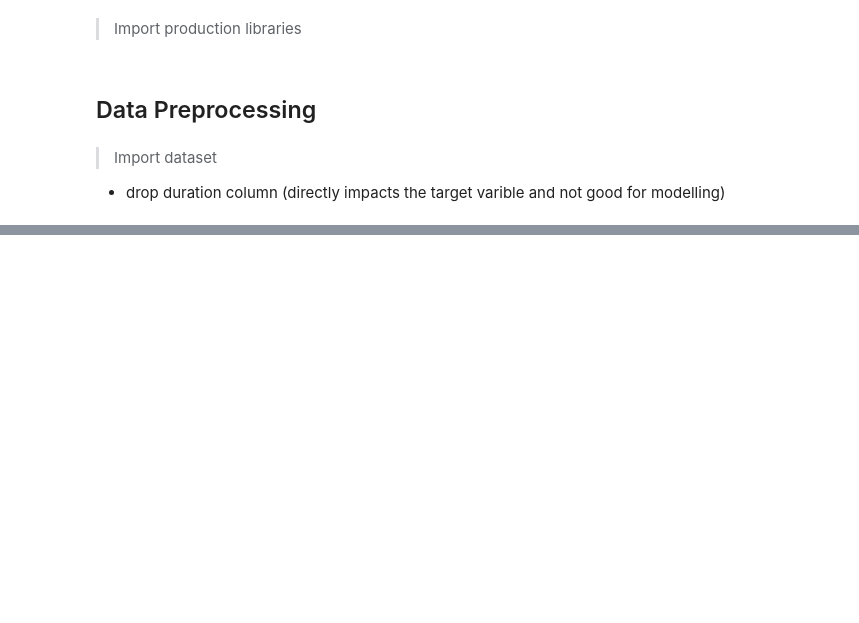
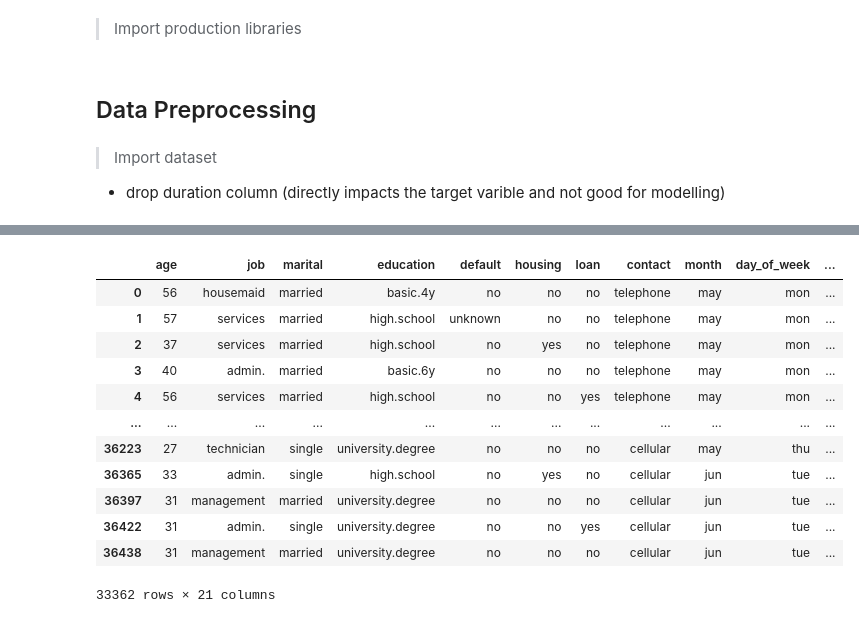
Before and after one commit to Patrick5455/term_deposit_predictive_model, a Jupyter notebook: analysis_&_modelling/interactive/modelling_workbook.ipynb, the cells around one changed output, grey strips where cells are left out. Drawn from its saved outputs; the diff is of its cells as text; code cells hidden in the pictures; blank space fills up the shorter version.

```diff
--- a/analysis_&_modelling/interactive/modelling_workbook.ipynb
+++ b/analysis_&_modelling/interactive/modelling_workbook.ipynb
@@ -509,0 +230,4 @@ mode
+# %%
+p = Preprocessor()
+# %%
+data = wrangle.data
@@ -509,0 +241,2 @@ mode
+# %%
+p.fit(data)
@@ -509,0 +269,18 @@ mode
+# %%
+treated_data = p.treat_outliers(type_='isf')
+# %%
+ treated_data
+# %% [output]
+|  | age | job | marital | education | default | housing | loan | contact | month | day_of_week | ... |
+| 0 | 56 | housemaid | married | basic.4y | no | no | no | telephone | may | mon | ... |
+| 1 | 57 | services | married | high.school | unknown | no | no | telephone | may | mon | ... |
+| 2 | 37 | services | married | high.school | no | yes | no | telephone | may | mon | ... |
+| 3 | 40 | admin. | married | basic.6y | no | no | no | telephone | may | mon | ... |
+| 4 | 56 | services | married | high.school | no | no | yes | telephone | may | mon | ... |
+| ... | ... | ... | ... | ... | ... | ... | ... | ... | ... | ... | ... |
+| 36223 | 27 | technician | single | university.degree | no | no | no | cellular | may | thu | ... |
+| 36365 | 33 | admin. | single | high.school | no | yes | no | cellular | jun | tue | ... |
+| 36397 | 31 | management | married | university.degree | no | no | no | cellular | jun | tue | ... |
+| 36422 | 31 | admin. | single | university.degree | no | no | yes | cellular | jun | tue | ... |
+| 36438 | 31 | management | married | university.degree | no | no | no | cellular | jun | tue | ... |
+33362 rows × 21 columns
```
Also changed, not shown: parts of 163 cells of this notebook.
